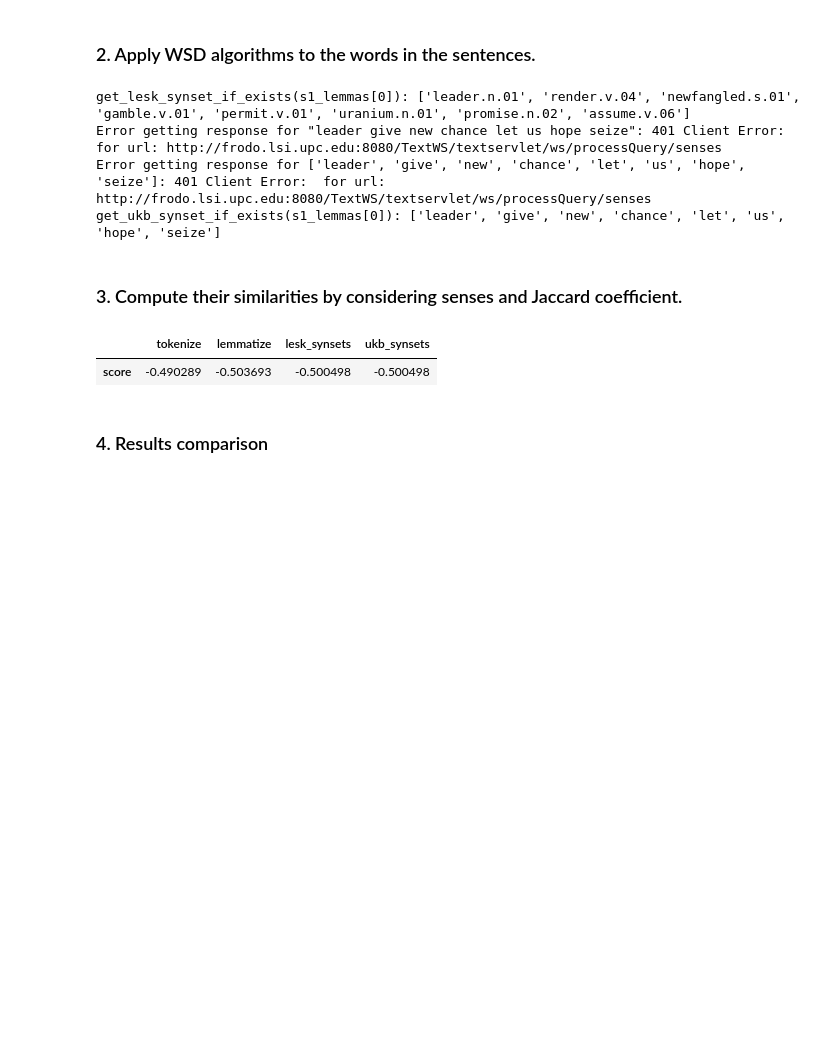
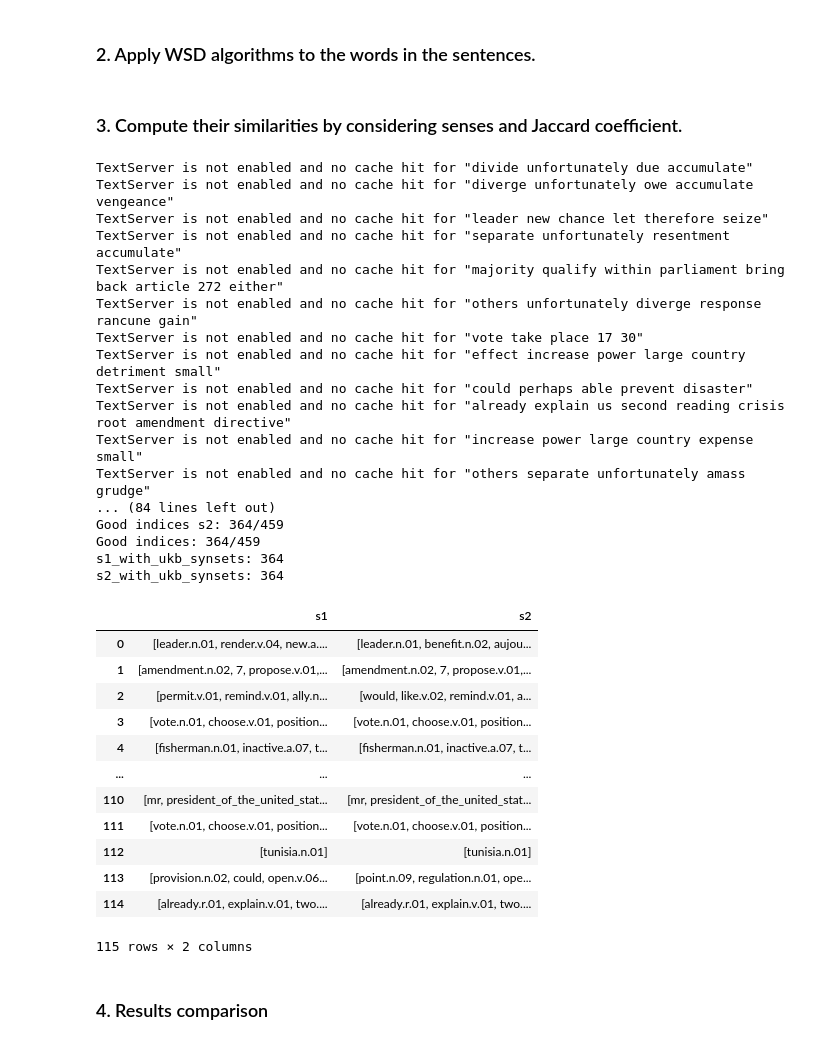
Before and after one commit to ZachParent/mai-intro-to-human-language-technologies, a Jupyter notebook: lab6/lab6.ipynb, the cells around one changed output. Cells and saved outputs as stored; diff of their text form; code cells hidden in the pictures; blank space fills up the shorter version.

```diff
--- a/lab6/lab6.ipynb
+++ b/lab6/lab6.ipynb
@@ -77,8 +78,8 @@ nltk.download('wordnet_ic')
 [nltk_data]   Package wordnet_ic is already up-to-date!
 True
 # %%
-
-ts = ts = TextServer(config.TEXT_SERVER_USERNAME, config.TEXT_SERVER_PASSWORD, 'morpho')
+textserver_enabled = False
+ts = TextServer(config.TEXT_SERVER_USERNAME, config.TEXT_SERVER_PASSWORD, 'morpho')
 # %%
 context = ['I', 'went', 'to', 'the', 'bank', 'to', 'deposit', 'money', '.']
 synset = nltk.wsd.lesk(context, 'bank', 'n')
@@ -144,8 +145,8 @@ def remove_stopwords(tokens):
 def jaccard_vector(s1, s2):
     return pd.concat([s1, s2], axis=1).apply(lambda x: jaccard_distance(set(x.iloc[0]), set(x.iloc[1])), axis=1)
 
-def score_jaccard_vector(jaccard_vector):
-    return pearsonr(gs[0], jaccard_vector)[0]
+def score_jaccard_vector(jaccard_vector, gold_standard=gs):
+    return pearsonr(gold_standard[0], jaccard_vector)[0]
 # %%
 results=pd.DataFrame(index=['score'])
 
@@ -202,36 +205,72 @@ def get_ukb_synset_if_exists(tokens):
     try:
         response = get_textserver_response(' '.join(tokens))
     except Exception as e:
-        print(f"Error getting response for {tokens}: {e}")
-        return tokens
+        print(e)
+        return None
     synset_accessors = [sense[4] for sense in response[0]]
     synsets = [wn.synset_from_pos_and_offset( x.split('-')[1], int( x.split('-')[0])).name() if x != 'N/A' else None for x in synset_accessors]
     synsets_or_tokens = [synset if synset is not None else token for synset, token in zip(synsets, tokens)]
     return synsets_or_tokens
-# %%
-print(f"get_lesk_synset_if_exists(s1_lemmas[0]): {get_lesk_synset_if_exists(s1_lemmas[0])}")
-print(f"get_ukb_synset_if_exists(s1_lemmas[0]): {get_ukb_synset_if_exists(s1_lemmas[0])}")
-# %% [output]
-get_lesk_synset_if_exists(s1_lemmas[0]): ['leader.n.01', 'render.v.04', 'newfangled.s.01', 'gamble.v.01', 'permit.v.01', 'uranium.n.01', 'promise.n.02', 'assume.v.06']
-Error getting response for "leader give new chance let us hope seize": 401 Client Error:  for url: http://frodo.lsi.upc.edu:8080/TextWS/textservlet/ws/processQuery/senses
-Error getting response for ['leader', 'give', 'new', 'chance', 'let', 'us', 'hope', 'seize']: 401 Client Error:  for url: http://frodo.lsi.upc.edu:8080/TextWS/textservlet/ws/processQuery/senses
-get_ukb_synset_if_exists(s1_lemmas[0]): ['leader', 'give', 'new', 'chance', 'let', 'us', 'hope', 'seize']
 # %% [markdown]
 ### 3. Compute their similarities by considering senses and Jaccard coefficient.
 # %%
 s1_with_lesk_synsets = s1_lemmas.apply(get_lesk_synset_if_exists)
 s2_with_lesk_synsets = s2_lemmas.apply(get_lesk_synset_if_exists)
 results['lesk_synsets'] = score_jaccard_vector(jaccard_vector(s1_with_lesk_synsets, s2_with_lesk_synsets))
 
-# TODO: fix this
-# s1_with_ukb_synsets = s1_lemmas.apply(get_ukb_synset_if_exists)
-# s2_with_ukb_synsets = s2_lemmas.apply(get_ukb_synset_if_exists)
-results['ukb_synsets'] = score_jaccard_vector(jaccard_vector(s1_with_lesk_synsets, s2_with_lesk_synsets))
+s1_with_ukb_synsets = s1_lemmas.apply(get_ukb_synset_if_exists)
+s2_with_ukb_synsets = s2_lemmas.apply(get_ukb_synset_if_exists)
 
-results.head()
+good_indices_s1 = s1_with_ukb_synsets.notna()
+good_indices_s2 = s2_with_ukb_synsets.notna()
+good_indices = good_indices_s1 & good_indices_s2
+print(f"Good indices s1: {good_indices_s1.sum()}/{len(good_indices_s1)}")
+print(f"Good indices s2: {good_indices_s2.sum()}/{len(good_indices_s2)}")
+print(f"Good indices: {good_indices.sum()}/{len(good_indices)}")
+
+s1_with_ukb_synsets = s1_with_ukb_synsets[good_indices]
+s2_with_ukb_synsets = s2_with_ukb_synsets[good_indices]
+print(f"s1_with_ukb_synsets: {len(s1_with_ukb_synsets)}")
+print(f"s2_with_ukb_synsets: {len(s2_with_ukb_synsets)}")
+ukb_df = pd.DataFrame({
+    's1': s1_with_ukb_synsets,
+    's2': s2_with_ukb_synsets
+})
+results['ukb_synsets'] = score_jaccard_vector(jaccard_vector(s1_with_ukb_synsets, s2_with_ukb_synsets), gs[good_indices])
+
+ukb_df.head(115)
+# results.head()
 # %% [output]
+TextServer is not enabled and no cache hit for "divide unfortunately due accumulate"
+TextServer is not enabled and no cache hit for "diverge unfortunately owe accumulate vengeance"
+TextServer is not enabled and no cache hit for "leader new chance let therefore seize"
+TextServer is not enabled and no cache hit for "separate unfortunately resentment accumulate"
+TextServer is not enabled and no cache hit for "majority qualify within parliament bring back article 272 either"
+TextServer is not enabled and no cache hit for "others unfortunately diverge response rancune gain"
+TextServer is not enabled and no cache hit for "vote take place 17 30"
+TextServer is not enabled and no cache hit for "effect increase power large country detriment small"
+TextServer is not enabled and no cache hit for "could perhaps able prevent disaster"
+TextServer is not enabled and no cache hit for "already explain us second reading crisis root amendment directive"
+TextServer is not enabled and no cache hit for "increase power large country expense small"
+TextServer is not enabled and no cache hit for "others separate unfortunately amass grudge"
+... (84 lines left out)
+Good indices s2: 364/459
+Good indices: 364/459
+s1_with_ukb_synsets: 364
+s2_with_ukb_synsets: 364
-|  | tokenize | lemmatize | lesk_synsets | ukb_synsets |
-| score | -0.490289 | -0.503693 | -0.500498 | -0.500498 |
+|  | s1 | s2 |
+| 0 | [leader.n.01, render.v.04, new.a.... | [leader.n.01, benefit.n.02, aujou... |
+| 1 | [amendment.n.02, 7, propose.v.01,... | [amendment.n.02, 7, propose.v.01,... |
+| 2 | [permit.v.01, remind.v.01, ally.n... | [would, like.v.02, remind.v.01, a... |
+| 3 | [vote.n.01, choose.v.01, position... | [vote.n.01, choose.v.01, position... |
+| 4 | [fisherman.n.01, inactive.a.07, t... | [fisherman.n.01, inactive.a.07, t... |
+| ... | ... | ... |
+| 110 | [mr, president_of_the_united_stat... | [mr, president_of_the_united_stat... |
+| 111 | [vote.n.01, choose.v.01, position... | [vote.n.01, choose.v.01, position... |
+| 112 | [tunisia.n.01] | [tunisia.n.01] |
+| 113 | [provision.n.02, could, open.v.06... | [point.n.09, regulation.n.01, ope... |
+| 114 | [already.r.01, explain.v.01, two.... | [already.r.01, explain.v.01, two.... |
+115 rows × 2 columns
 # %%
 dump_cache()
 # %% [markdown]
```
Also changed, not shown: parts of 3 cells of this notebook.
